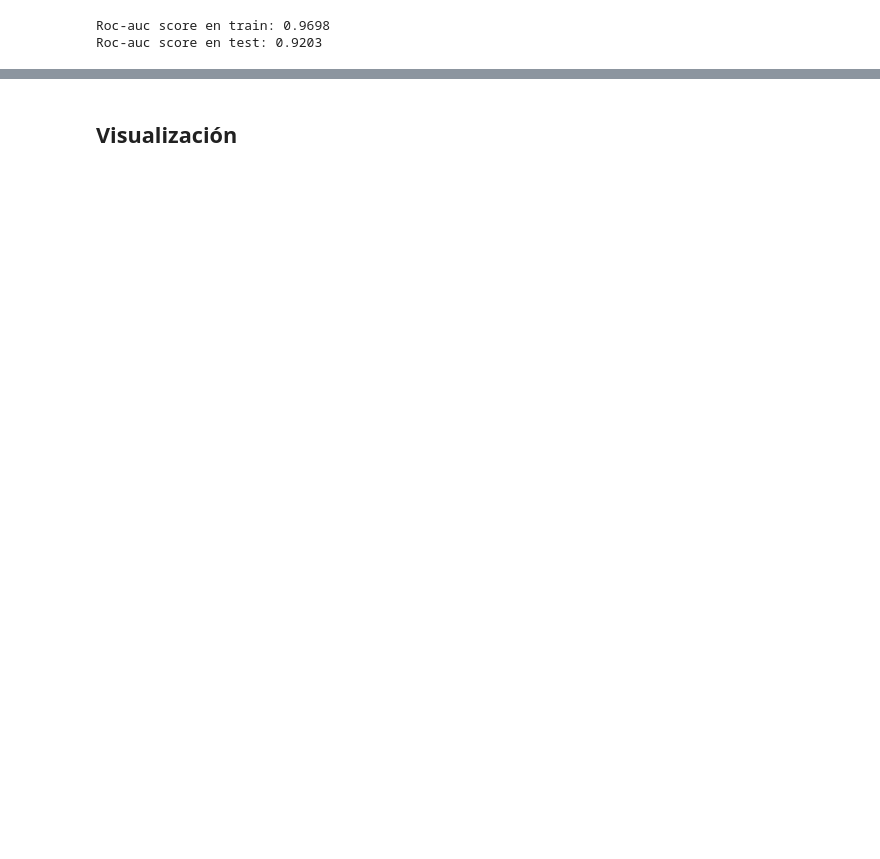
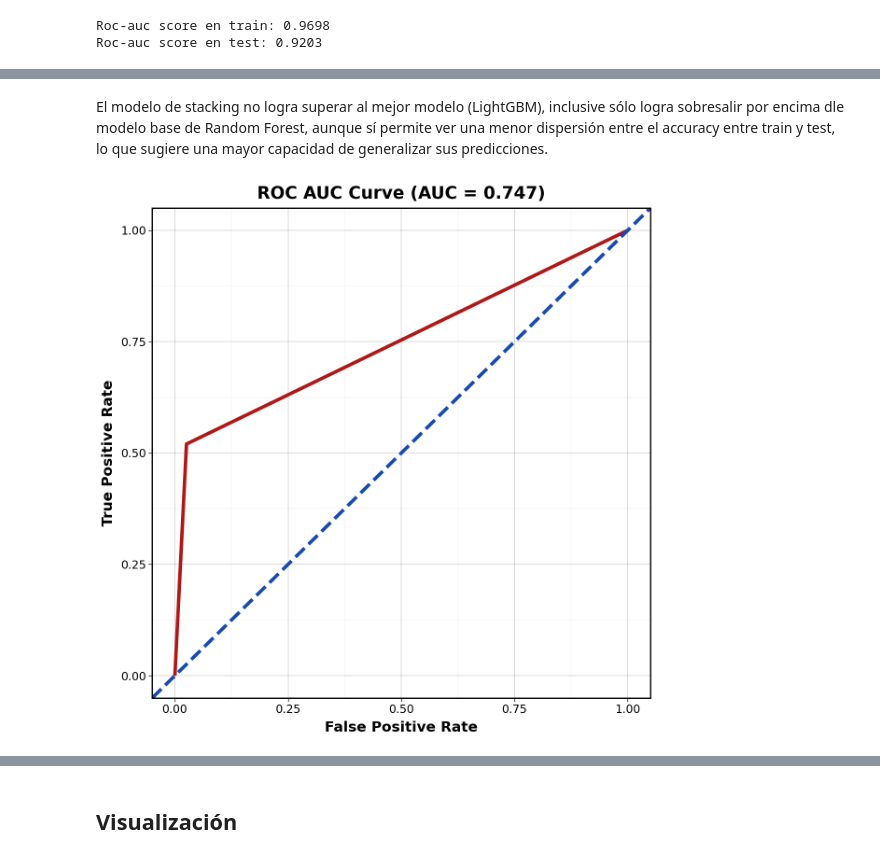
Before and after one commit to RenzoCar1997/trabajo-ensembles, a Jupyter notebook: fraudDetection_student.ipynb, the cells around one changed output, grey strips where cells are left out. Cells and saved outputs as stored; diff of their text form; code cells hidden in the pictures; blank space fills up the shorter version.

```diff
--- a/fraudDetection_student.ipynb
+++ b/fraudDetection_student.ipynb
@@ -959,0 +1058,8 @@ print(f'Roc-auc score en test: {auc_score_test:.4}')
+# %% [markdown]
+El modelo de stacking no logra superar al mejor modelo (LightGBM), inclusive sólo logra sobresalir por encima dle modelo base de Random Forest, aunque sí permite ver una menor dispersión entre el accuracy entre train y test, lo que sugiere una mayor capacidad de generalizar sus predicciones.
+# %%
+#  Curva ROC
+auc_curve_dt = plot_roc_curve(y_test, y_probs_test)
+auc_curve_dt.show()
+# %% [output]
+[figure, added]
```
Also changed, not shown: parts of 42 cells of this notebook.
